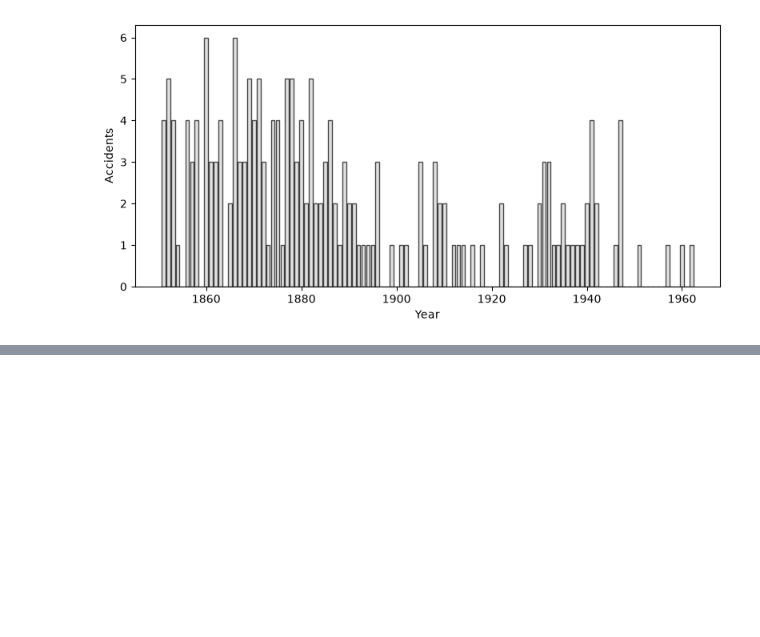
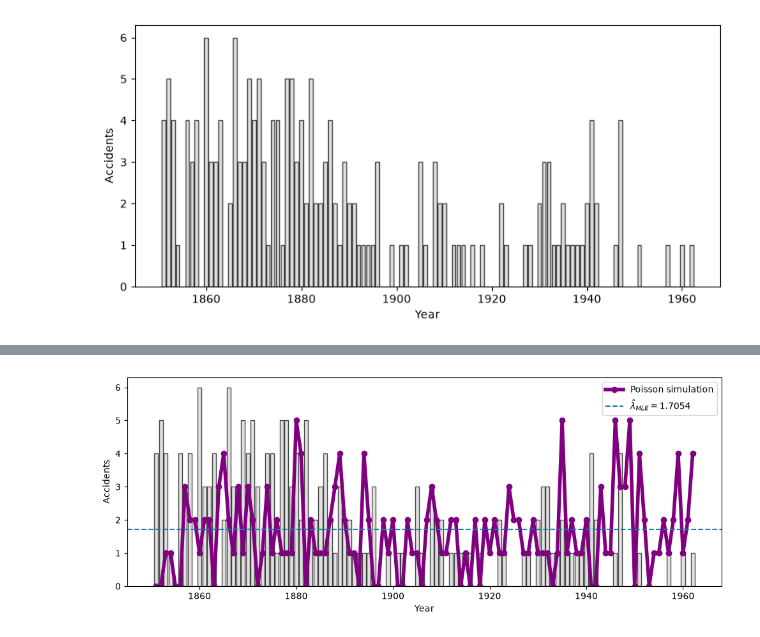
Before and after one commit to cbasitodx/ADVANCED_STATISTIC_LAB1, a Jupyter notebook: TPBayes.ipynb, the cells around one changed output, grey strips where cells are left out. Saved outputs shown, nothing was run; the diff lists cells and outputs as text; code cells hidden in the pictures; blank space fills up the shorter version.

```diff
--- a/TPBayes.ipynb
+++ b/TPBayes.ipynb
@@ -601,2 +581,4 @@ $$
 # %%
-# As we've seen in the Jupyter cell from before, we just need to compute the population mean to estimate λ
+# As we've seen in the Jupyter cell from before, we just need to compute the sample mean to estimate λ
+lambda_mle = X.mean()
+print(f"λ MLE estimator: {lambda_mle}")
@@ -604,0 +603,24 @@ $$
+# %%
+# Generate 112 Poisson observations
+Y = rng.poisson(lam=lambda_mle, size=112)
+
+# =================================================== #
+plt.figure(figsize=(10, 4))
+
+# Plot original data
+plt.bar(years, X, color='lightgray', edgecolor='k', alpha=0.7)
+plt.xlabel("Year"); plt.ylabel("Accidents")
+
+# Plot the 112 Poisson observations
+plt.plot(years, Y, 'o-', color='purple', linewidth=4, markersize=6, label='Poisson simulation')
+
+# Plot horizontal line on the lambda MLE estimator (which is the expected value of a Poisson random variable)
+plt.axhline(lambda_mle, linestyle='--', label=fr'$\hat{{\lambda}}_{{MLE}}={lambda_mle:.4f}$')
+
+plt.xlabel("Year")
+plt.ylabel("Accidents")
+plt.legend()
+plt.tight_layout()
+plt.show()
+# %% [output]
+[figure, added]
```
Also changed, not shown: parts of 38 cells of this notebook.
